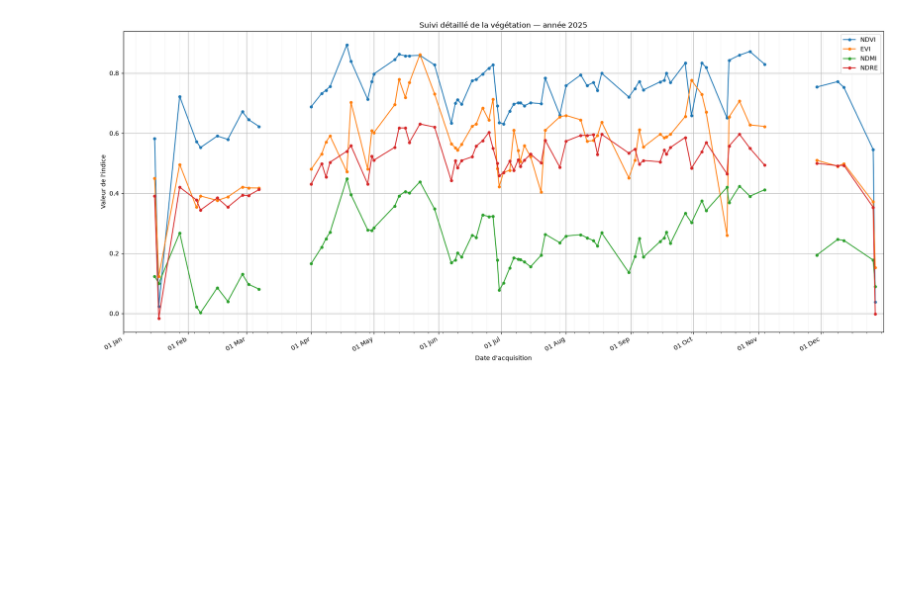
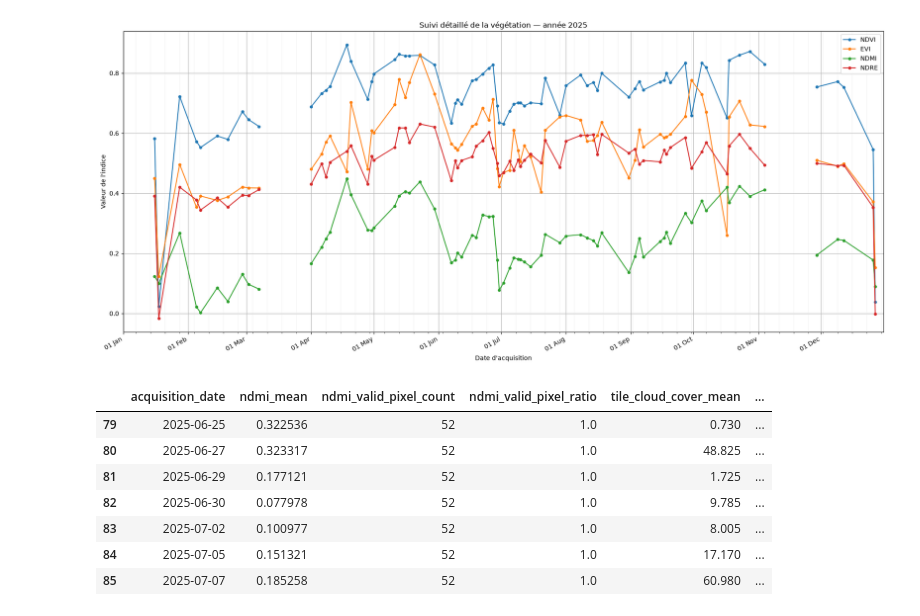
Before and after one commit to CouloudThomas/projet_EVE, a Jupyter notebook: notebooks/explore_ndvi.ipynb, the cells around one changed output. Cells and saved outputs as stored; diff of their text form; code cells hidden in the pictures; blank space fills up the shorter version.

```diff
--- a/notebooks/explore_ndvi.ipynb
+++ b/notebooks/explore_ndvi.ipynb
@@ -212,3 +212,30 @@ fig.tight_layout()
 plt.show()
 # %% [output]
 [figure]
+# %%
+july_data = df[
+    df["acquisition_date"].between(
+        "2025-06-25",
+        "2025-07-07",
+    )
+].copy()
+
+july_data[
+    [
+        "acquisition_date",
+        "ndmi_mean",
+        "ndmi_valid_pixel_count",
+        "ndmi_valid_pixel_ratio",
+        "tile_cloud_cover_mean",
+        "usable_all_indices",
+    ]
+]
+# %% [output]
+|  | acquisition_date | ndmi_mean | ndmi_valid_pixel_count | ndmi_valid_pixel_ratio | tile_cloud_cover_mean | ... |
+| 79 | 2025-06-25 | 0.322536 | 52 | 1.0 | 0.730 | ... |
+| 80 | 2025-06-27 | 0.323317 | 52 | 1.0 | 48.825 | ... |
+| 81 | 2025-06-29 | 0.177121 | 52 | 1.0 | 1.725 | ... |
+| 82 | 2025-06-30 | 0.077978 | 52 | 1.0 | 9.785 | ... |
+| 83 | 2025-07-02 | 0.100977 | 52 | 1.0 | 8.005 | ... |
+| 84 | 2025-07-05 | 0.151321 | 52 | 1.0 | 17.170 | ... |
+| 85 | 2025-07-07 | 0.185258 | 52 | 1.0 | 60.980 | ... |
```
Also changed, not shown: 1 other file.
